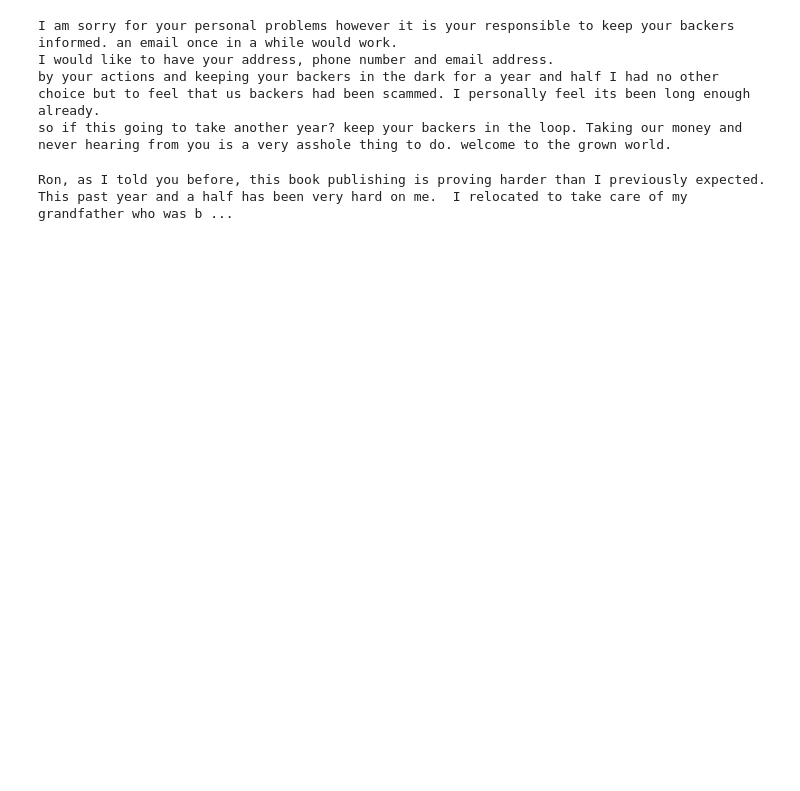
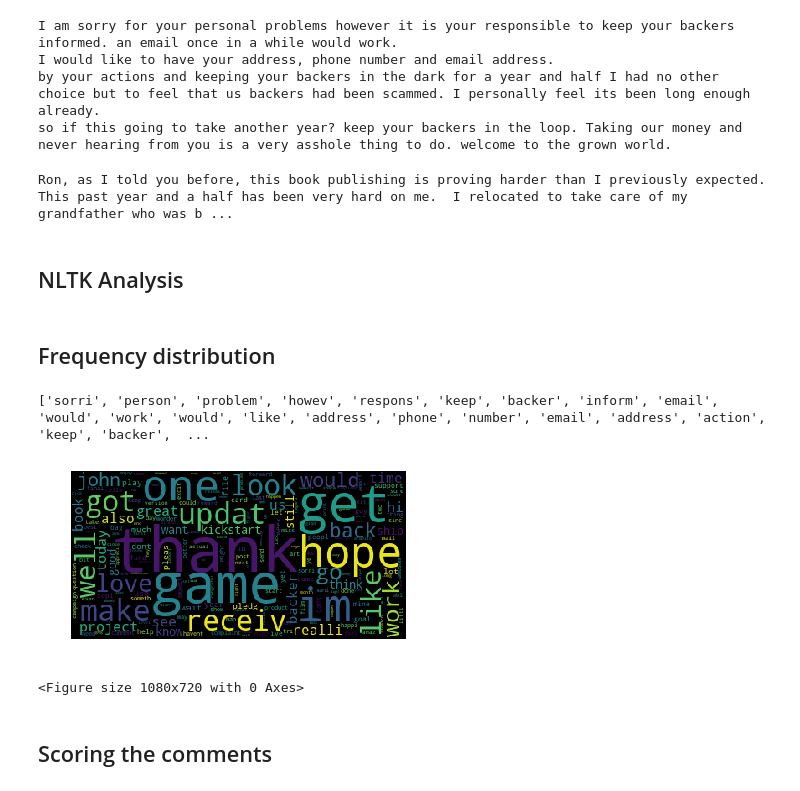
Before and after one commit to cristianchaparroa/kickstarter-comments, a Jupyter notebook: notebook/NPL - Kickstart comments.ipynb, the cells around one changed output. Saved outputs shown, nothing was run; the diff lists cells and outputs as text; code cells hidden in the pictures; blank space fills up the shorter version.

Commit message:
Add sentimental anaylisis with NLTK

```diff
--- a/notebook/NPL - Kickstart comments.ipynb
+++ b/notebook/NPL - Kickstart comments.ipynb
@@ -288,7 +288,3 @@ def sentiment_analyzer_scores(sentence):
         return "neutral"
 # %%
 cms['sentiment'] = cms['comment'].apply(sentiment_analyzer_scores)
-# %%
-cms.drop(['created_at'], 1,inplace=True)
-cms.drop(['score'], 1, inplace = True)
-cms.head()
@@ -310,3 +308,5 @@ so if this going to take another year? keep your backers in the loop. Taking our
 print(cms['comment'][1])
 # %% [output]
 Ron, as I told you before, this book publishing is proving harder than I previously expected.  This past year and a half has been very hard on me.  I relocated to take care of my grandfather who was b ...
+# %% [markdown]
+## NLTK Analysis
@@ -312,0 +353,29 @@ Ron, as I told you before, this book publishing is proving harder than I previou
+# %% [markdown]
+## Frequency distribution
+# %%
+
+
+comments = cms.comment.str.cat(sep=' ')
+tokens = word_tokenize(comments)
+
+vocabulary = set(tokens)
+frequency_dist = nltk.FreqDist(tokens)
+sorted(frequency_dist,key=frequency_dist.__getitem__, reverse=True)[0:100]
+stop_words = set(stopwords.words('english'))
+tokens = [w for w in tokens if not w in stop_words]
+
+print(tokens)
+# %% [output]
+['sorri', 'person', 'problem', 'howev', 'respons', 'keep', 'backer', 'inform', 'email', 'would', 'work', 'would', 'like', 'address', 'phone', 'number', 'email', 'address', 'action', 'keep', 'backer',  ...
+# %%
+wordcloud = WordCloud(width=400, height=200)
+wordcloud.generate_from_frequencies(frequency_dist)
+plt.imshow(wordcloud)
+plt.axis("off")
+plt.figure(figsize=(15,10))
+plt.show()
+# %% [output]
+[figure, added]
+<Figure size 1080x720 with 0 Axes>
+# %% [markdown]
+## Scoring the comments
```
Also changed, not shown: parts of 10 cells of this notebook.
